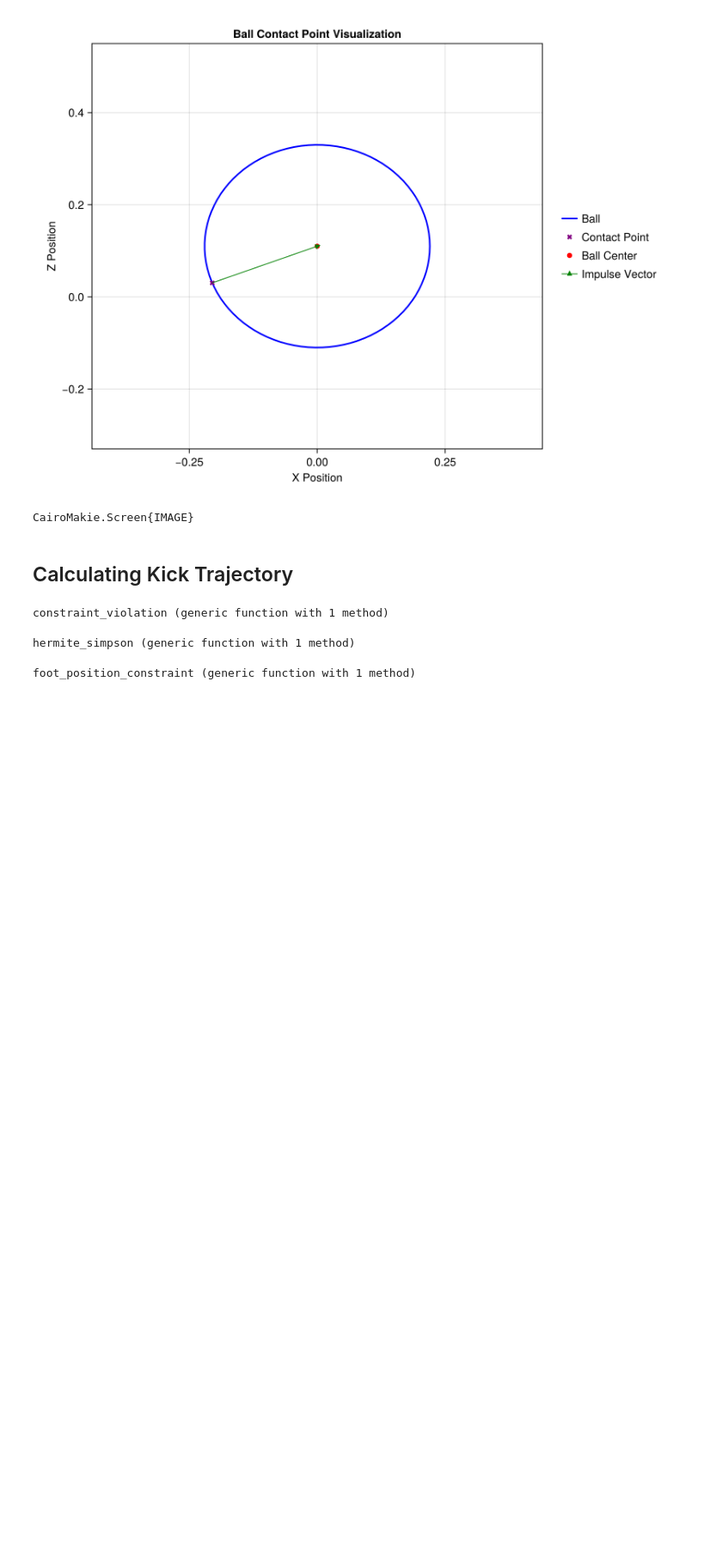
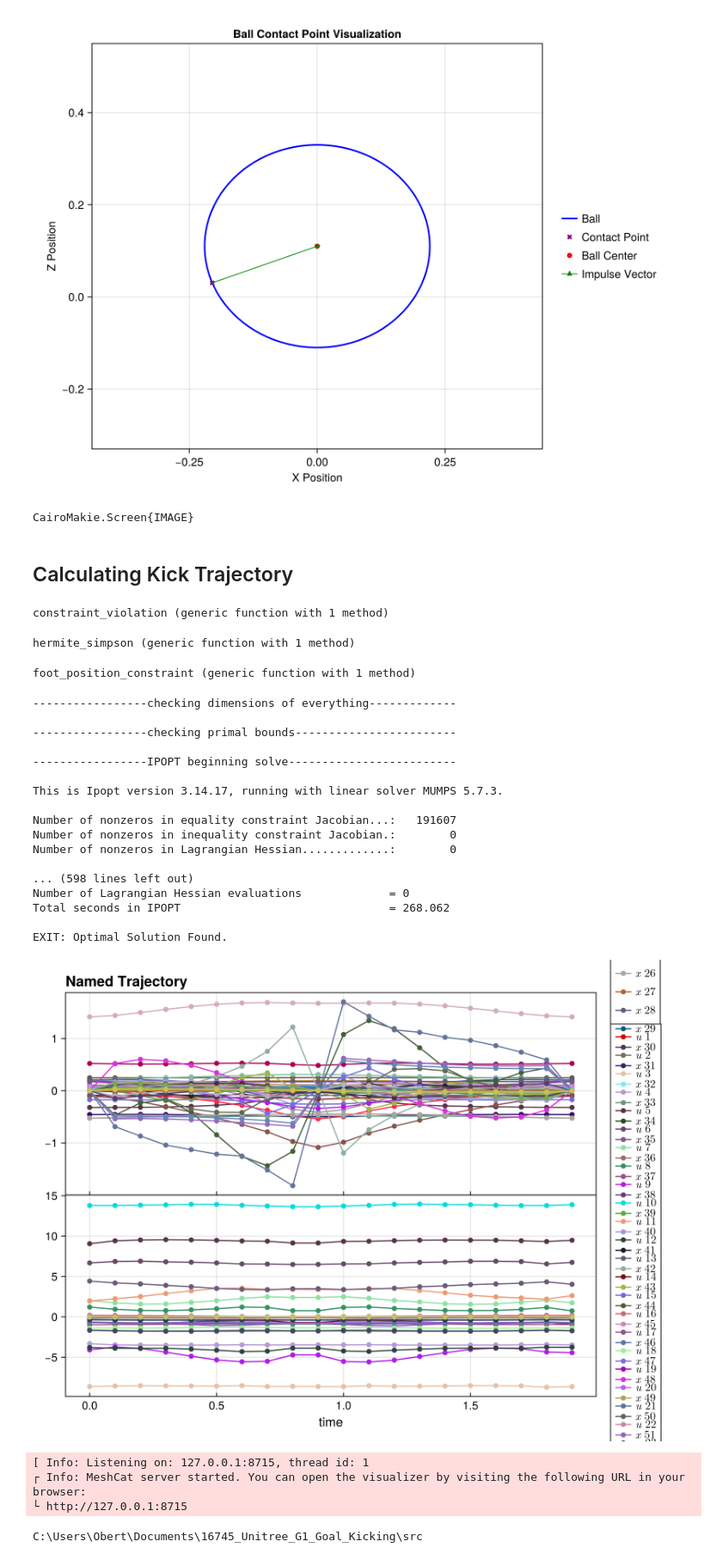
Before and after one commit to oberton31/16745_Unitree_G1_Goal_Kicking, a Jupyter notebook: src/humanoid_ball_kicking_sparse.ipynb, the cells around one changed output. Shown at 86% size. Drawn from its saved outputs; the diff is of its cells as text; code cells hidden in the pictures; blank space fills up the shorter version.

Commit message:
first solve with foot movement

```diff
--- a/src/humanoid_ball_kicking_sparse.ipynb
+++ b/src/humanoid_ball_kicking_sparse.ipynb
@@ -182,6 +183,8 @@ u_eq = Z[end][idx_u]
 x_eq = Z[end][idx_x]
 x_dot = dynamics(model, x_eq, u_eq)
 @assert norm(x_dot, Inf) < 1e-6
+foot_equilib_pos = get_right_foot_tip_location(mech, x_eq)
+
 println("Equilibrium found! $(norm(x_dot, Inf))")
 render(mvis)
 # %% [output]
@@ -312,7 +315,9 @@ end
 
 function foot_position_constraint(traj_indices::NamedTuple, mech::Mechanism, ball_pos::AbstractVector, k::Int)
     xi = traj_indices.x[k]
-
+    foot_body = findbody(model.mech, "right_ankle_roll_link")
+    world_body = findbody(model.mech, "world")
+    kinematic_path = path(model.mech, foot_body, world_body)
     residual(params::NamedTuple, z::Vector, con::AbstractVector) = begin
         state = MechanismState(mech)
         copyto!(state, z[xi])  # Set mechanism state
@@ -325,8 +330,7 @@ function foot_position_constraint(traj_indices::NamedTuple, mech::Mechanism, bal
         copyto!(state, z[xi])
 
         # Get foot body and compute Jacobian
-        foot_body = findbody(mech, "right_ankle_roll_link")
-        foot_jacobian = geometric_jacobian(state, path(state.mechanism, root_body(state.mechanism), foot_body))
+        foot_jacobian = geometric_jacobian(state, kinematic_path)
 
         # Extract translation components (3 × nq matrix)
         J_trans = Matrix(foot_jacobian)[1:3, :]
@@ -352,11 +356,11 @@ end
 # %% [output]
 foot_position_constraint (generic function with 1 method)
 # %%
-nx, nu, dt, N = size(x_eq, 1), size(u_eq, 1), 0.1, 50
+nx, nu, dt, N = size(x_eq, 1), size(u_eq, 1), 0.1, 20
 
-Q = diagm(1e0 * ones(nx))
+Q = diagm(1e0 *ones(nx))
 R = diagm(1e0*ones(nu))
-x_ic = x_eq .+ 0.01 * randn(size(x_eq))
+x_ic = 1 * x_eq
 x_ic[1:3] .= 0
 x_g = 1 * x_eq
 x_g[1:3] .= 0
@@ -365,10 +369,11 @@ components = (
     u = rand(nu, N),
 )
 
+foot_pos = foot_equilib_pos .+ 0.1 * rand(3)
 traj = NamedTrajectory(components; timestep=dt, controls=:u)
 traj_indices = NamedTuple{traj.names}([[(k - 1)*traj.dim .+ getproperty(traj.components, symbol) for k in 1:traj.T] for symbol in traj.names])
 cost_objs = [quadratic_cost(traj_indices, k, Q, R, x_g, u_eq) for k = 1:N]
-con_objs = Vector{NamedTuple}([foot_position_constraint(traj_indices, model.mech, [0.1, 0.1, 0.2], N÷2), ic_constraint(traj_indices, x_ic), goal_constraint(traj_indices, x_g, N), [dyn_constraint(traj_indices, k) for k = 1:N-1]...])
+con_objs = Vector{NamedTuple}([foot_position_constraint(traj_indices, model.mech, foot_pos, N÷2), ic_constraint(traj_indices, x_ic), goal_constraint(traj_indices, x_g, N), [dyn_constraint(traj_indices, k) for k = 1:N-1]...])
 nc, conjac = setup_constraints(traj, con_objs)
 
 param = (costs = cost_objs, constraints = con_objs, nconstraints=nc, nz=length(traj.datavec), model=model, dt=dt)
@@ -376,32 +381,81 @@ param = (costs = cost_objs, constraints = con_objs, nconstraints=nc, nz=length(t
 # Constrain bounds (equality and inequality)
 c_l, c_u = constraint_bounds(param)
 
 # Intial_guess
 #z0 = randn(param.nz) * 0.01
 z0 = vcat([[x_eq; u_eq] for _ in 1:N]...)
-z0 = z0 .+ 0.001 * rand(length(z0))
 # primal bounds
 z_l, z_u = fill(-1000.0, param.nz), fill(1000.0, param.nz)
 
 # bound foot rotation to be zero
 for k = 1:N
     xi = traj_indices.x[k]
     z_l[xi[1:3]] .= 0
     z_u[xi[1:3]] .= 0
 end
 
 z = lazy_nlp_qd.sparse_fmincon(cost_func,
                             cost_gradient!,
                             constraint_residual!,
                             constraint_jacobian!,
                             conjac,
                             z_l,
                             z_u,
                             c_l,
                             c_u,
                             z0,
-                            param);
+                            param,
+                            tol = 1e-1, # for testing purposes
+                            c_tol = 1e-1, # for testing purposes
+                            max_iters = 1000); # for testing purposes
 
 traj.datavec .= z
 # Plot result
 CairoMakie.plot(traj)
+# %% [output]
+-----------------checking dimensions of everything-------------
+
+-----------------checking primal bounds------------------------
+
+-----------------IPOPT beginning solve-------------------------
+
+This is Ipopt version 3.14.17, running with linear solver MUMPS 5.7.3.
+
+Number of nonzeros in equality constraint Jacobian...:   191607
+Number of nonzeros in inequality constraint Jacobian.:        0
+Number of nonzeros in Lagrangian Hessian.............:        0
+
+... (598 lines left out)
+Number of Lagrangian Hessian evaluations             = 0
+Total seconds in IPOPT                               = 268.062
+
+EXIT: Optimal Solution Found.
+[figure, added]
+# %%
+mvis = initialize_visualizer(model) # visualizer
+open(mvis)
+
+for k = 1:N
+    xi = traj_indices.x[k]
+    xk = z[xi]
+    set_configuration!(mvis, xk[1:state_dim(model)÷2])
+    sleep(dt)  # Control animation speed
+    render(mvis)
+end
+# %% [output]
+[ Info: Listening on: 127.0.0.1:8715, thread id: 1
+┌ Info: MeshCat server started. You can open the visualizer by visiting the following URL in your browser:
+└ http://127.0.0.1:8715
+# %%
+#Pkg.add("FileIO")
+using FileIO
+print(pwd())
+# Save full trajectory data
+save("trajectory.jld2", "z", z, "traj_indices", traj_indices)
+
+# Later reload
+#loaded = load("trajectory.jld2")
+#z_loaded = loaded["z"]
+#indices_loaded = loaded["traj_indices"]
+# %% [output]
+C:\Users\Obert\Documents\16745_Unitree_G1_Goal_Kicking\src
```
Also changed, not shown: parts of 2 cells of this notebook, 1 other file.
